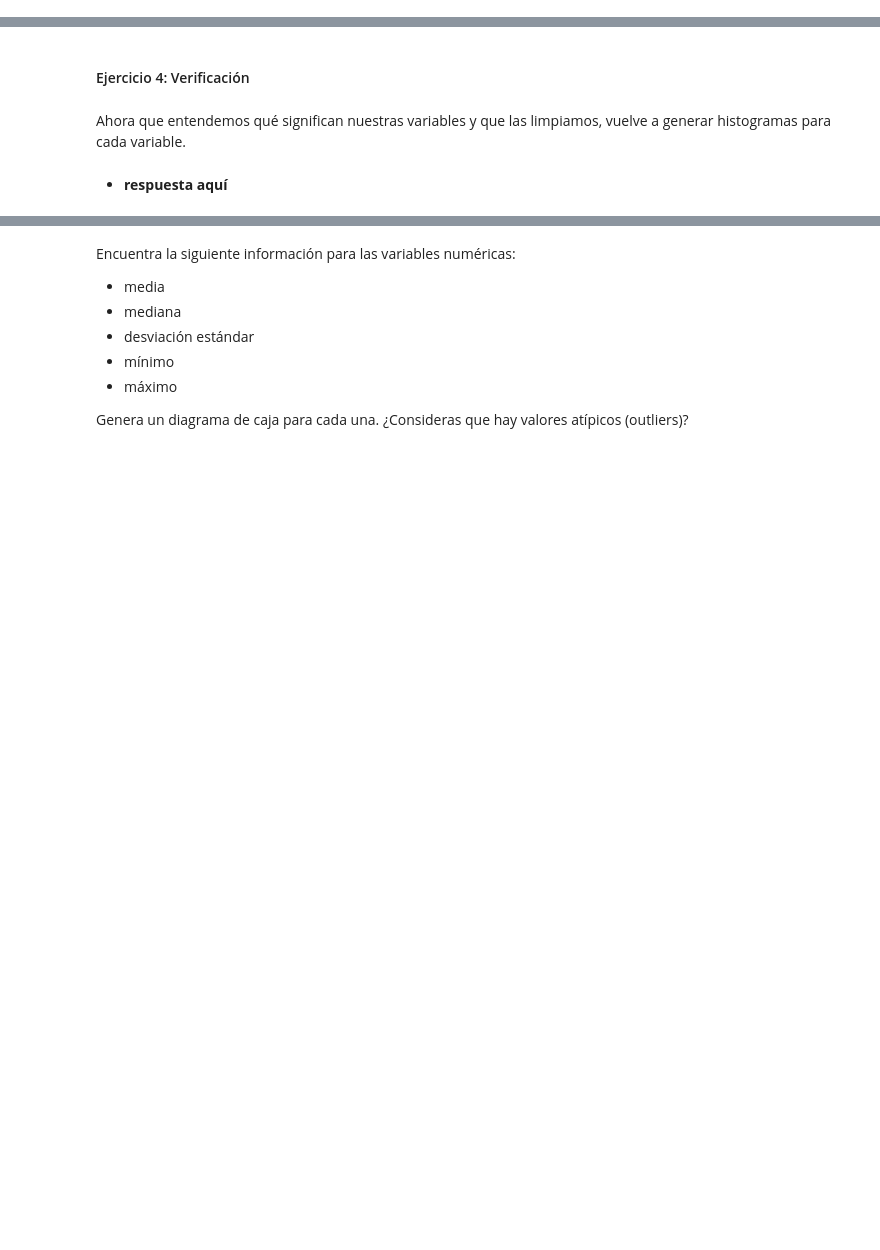
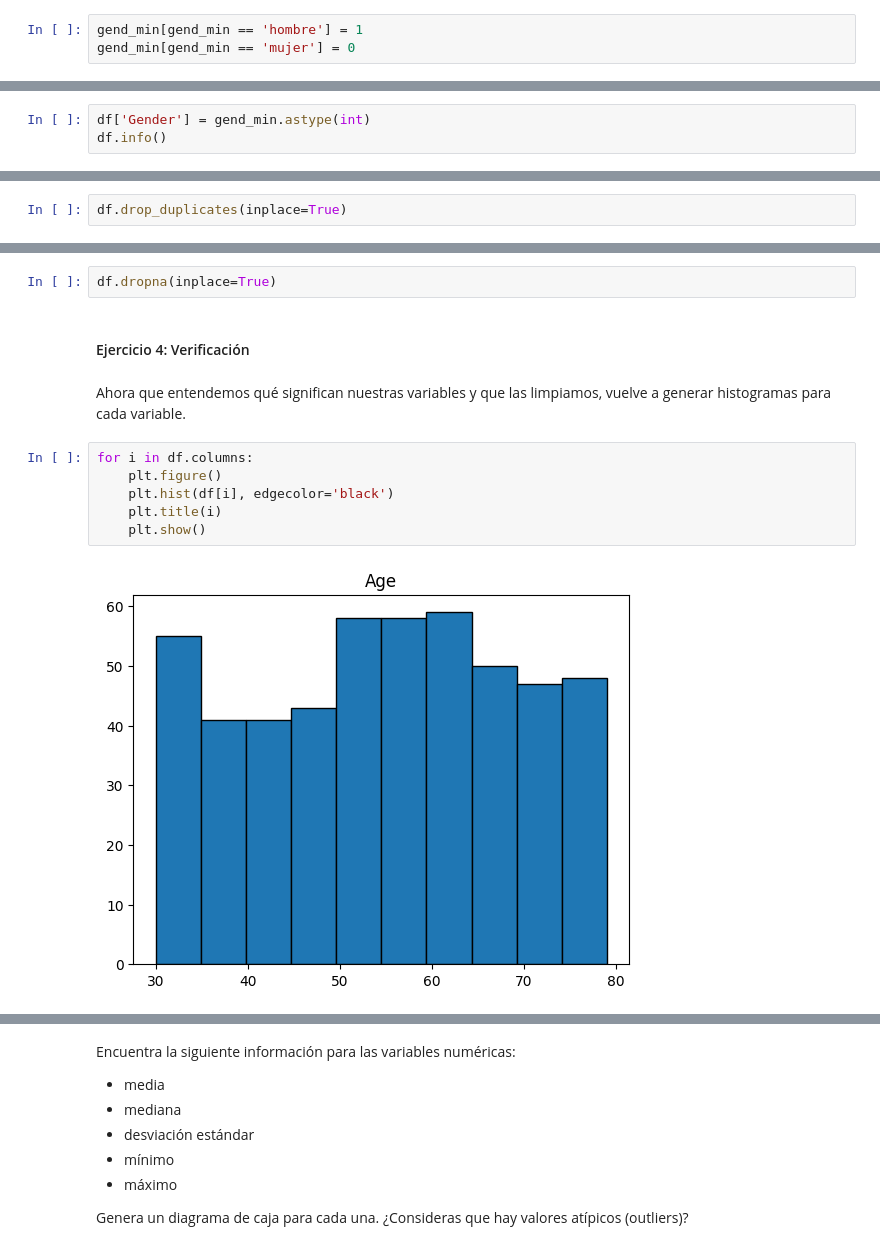
Before and after one commit to aj-hernandezs/Aprendizaje_Estadistico, a Jupyter notebook: Laboratorios/Lab - R3.ipynb, the cells around one changed output, grey strips where cells are left out. Drawn from its saved outputs; the diff is of its cells as text; blank space fills up the shorter version.

```diff
--- a/Laboratorios/Lab - R3.ipynb
+++ b/Laboratorios/Lab - R3.ipynb
@@ -93,2 +177,5 @@ Asigna "hombre"=1 y "mujer"=0 (Ojo con los tipos de dato. Considera que 0 es dif
+# %%
+gend_min[gend_min == 'hombre'] = 1
+gend_min[gend_min == 'mujer'] = 0
 # %% [markdown]
 Reescribe el resultado en el dataset original.
@@ -96,0 +182,3 @@ Reescribe el resultado en el dataset original.
+# %%
+df['Gender'] = gend_min.astype(int)
+df.info()
@@ -101,2 +201,4 @@ Para asegurarnos que no haya duplicados, utiliza `pd.DataFrame.drop_duplicates()
+# %%
+df.drop_duplicates(inplace=True)
 # %% [markdown]
 Para los valores faltantes se podría imputar, pero por ahora sólo elimínalos (si es que hay) con `pd.DataFrame.dropna()`
@@ -105,6 +205,14 @@ Para los valores faltantes se podría imputar, pero por ahora sólo elimínalos
+# %%
+df.dropna(inplace=True)
 # %% [markdown]
 #### Ejercicio 4: Verificación
 # %% [markdown]
 Ahora que entendemos qué significan nuestras variables y que las limpiamos, vuelve a generar histogramas para cada variable.
-# %% [markdown]
-- **respuesta aquí**
+# %%
+for i in df.columns:
+    plt.figure()
+    plt.hist(df[i], edgecolor='black')
+    plt.title(i)
+    plt.show()
+# %% [output]
+[figure, added]
```
Also changed, not shown: parts of 33 cells of this notebook, 2 other files.
